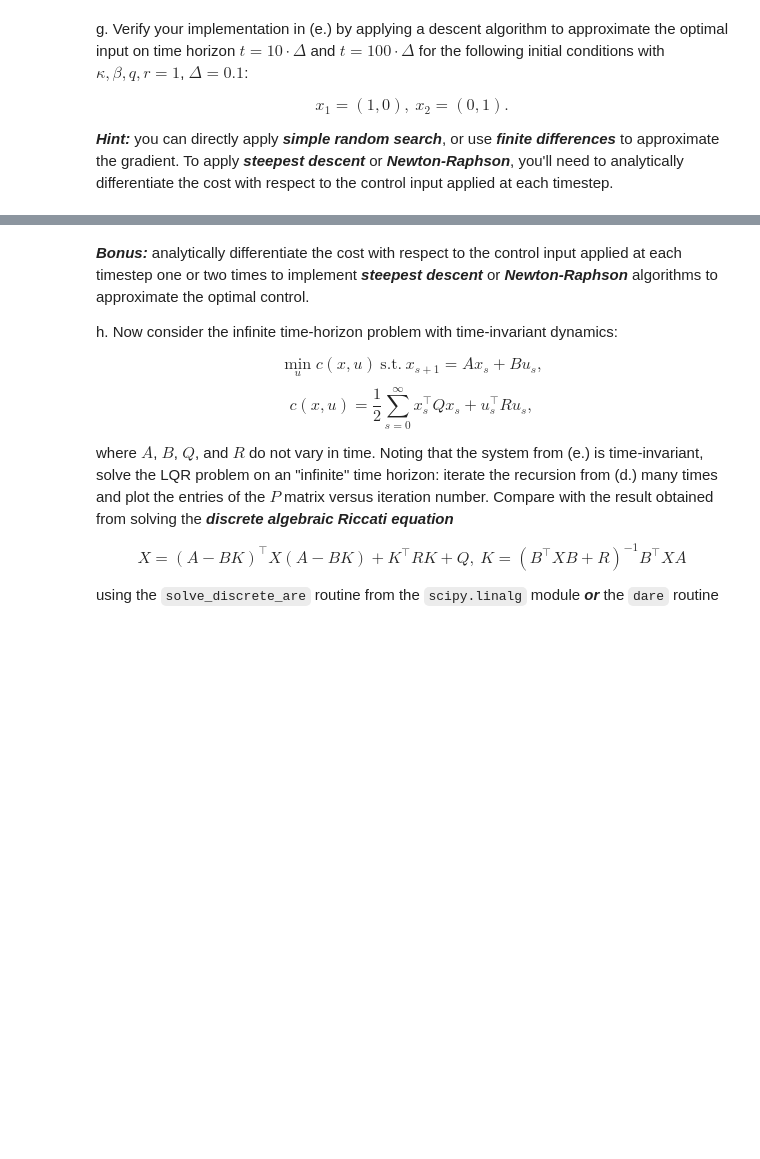
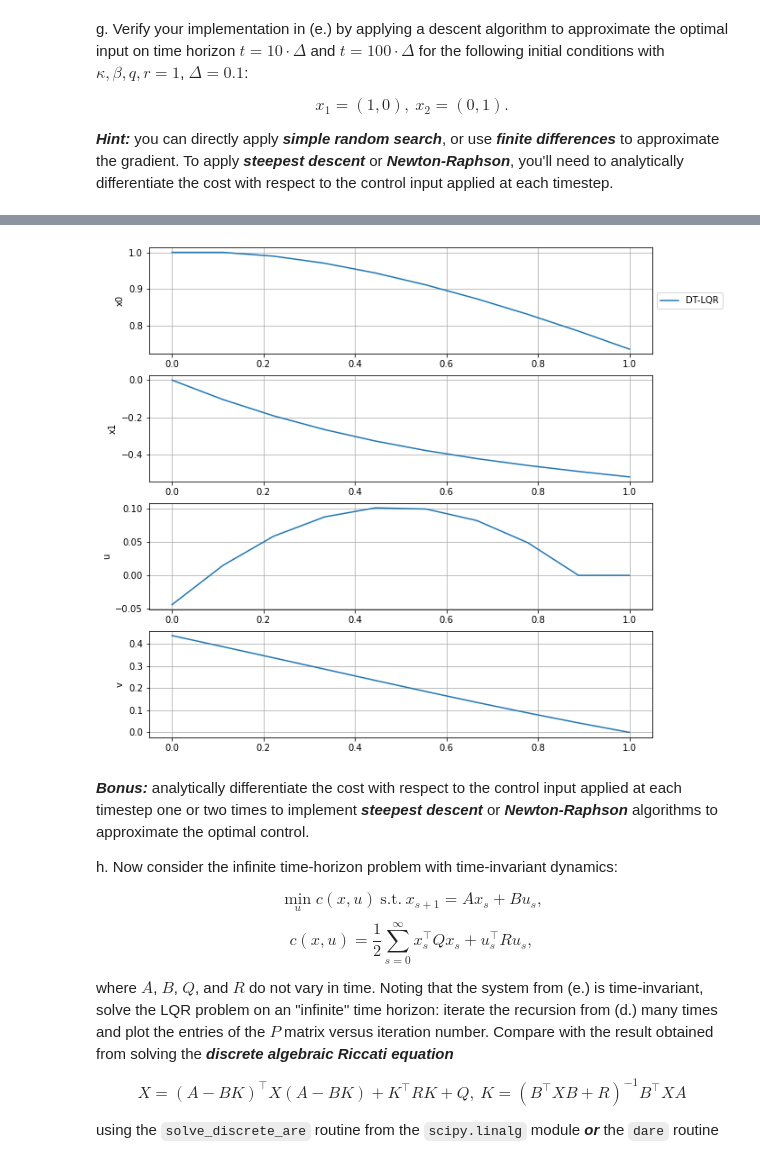
Before and after one commit to hachouuw/546-22Wi-OPT-AC, a Jupyter notebook: hw2_AC.ipynb, the cells around one changed output, grey strips where cells are left out. Saved outputs shown, nothing was run; the diff lists cells and outputs as text; code cells hidden in the pictures; blank space fills up the shorter version.

```diff
--- a/hw2_AC.ipynb
+++ b/hw2_AC.ipynb
@@ -58,8 +58,3 @@ The optimal value is $v_s^{*} = \frac{1}{2} x_s^\top P_s x_s$.
 e. Implement the recursion in (d.) numerically for the following system, which is a discretized linear spring-mass-damper (let $\kappa,\beta,q,r,\Delta > 0$ be parameters that you can easily vary in your implementation):
 
 $$A^\Delta = I + \Delta \left[\begin{array}{cc} 0 & 1 \\ -\kappa & -\beta \end{array}\right],\ B^\Delta = \Delta \left[\begin{array}{c} 0 \\ 1 \end{array}\right],\ P_t = 0,\ Q^\Delta_s = q \cdot \Delta \cdot I,\ R^\Delta_s = r \cdot \Delta \cdot I.$$
-# %%
-i = []
-for s in range(t)[::-1][1:]:
-    i.append(s)
-i
@@ -169,3 +150,83 @@ t = 10*delta
+# %%
+delta = 0.1
+k = 1 #kappa
+b = 1 #beta
+q = 1
+r = 1
+
+A = np.eye(n) + delta*np.array([[0,1],[-k,-b]])
+B = delta*np.array([[0],[1]])
+Q = q*delta*np.eye(n)
+R = r*delta*np.eye(m)
+Pt = np.zeros((n,n)) # P at final t
+
+#inital condition (1,0) and (0,1)
+x0 = np.array([[1],[0]])
+T = 10*delta #final time
+t = int(T/delta)
+
+#(1) DT-LQR
+x = np.zeros((t,n,1))
+x[0] = x0
+u = np.zeros((t,m)) #control input u = -Kx
+v = np.zeros((t,m))
+K,P = LQR(A,B,Q,R,Pt,t) #K,P at all time
+
+for s in range(t-1): #forward in time
+  u[s] = -K[s]@x[s] #optimal input
+  x[s+1] = A@x[s] + B*u[s] #state
+  v[s] = 0.5*(x[s].T@P[s]@x[s])#optimal value (cost-to-go)
+t_ = np.linspace(0,T,t)
+
+fig,axs = plt.subplots(4,1,figsize = (10,10))
+axs[0].plot(t_,x[:,0],label = 'DT-LQR')
+axs[1].plot(t_,x[:,1],label = 'DT-LQR')
+axs[2].plot(t_,u,label = 'DT-LQR')
+axs[3].plot(t_,v,label = 'DT-LQR')
+
+axs[0].set_ylabel('x0')
+axs[1].set_ylabel('x1')
+axs[2].set_ylabel('u')
+axs[3].set_ylabel('v')
+
+axs[0].legend(loc="center left", bbox_to_anchor=(1,0.5))
+
+axs[0].grid()
+axs[1].grid()
+axs[2].grid()
+axs[3].grid()
+
+
+#(2) simple random search
+def COST(t,x0,u): #cost function
+  x = np.zeros((t,n,1))
+  x[0] = x0
+  c = 0.
+  for s in range(t-1):
+      c += 0.5 * (x[s].T @ Q @ x[s] + u[s].T @ R @ u[s])
+      x[s+1] = A@x[s] + B*u[s] #state
+  return c,x
+
+def RANDOM(t,x0,u,s): #random search
+  u_ = u
+  for i in range(100):
+    u_[s] = u[s] + np.random.uniform(-delta,delta) #optimal input
+    v_, x_ = COST(s,x0,u_[:s]) #optimal value
+  return u_,v_,x_
+
+# x = np.zeros((t,n,1))
+# x[0] = x0
+# u = np.zeros((t,m))
+# v = np.zeros((t,m))
+# for s in range(t-1): #forward in time
+#   if s > 0:
+#     u[s] = u[s-1]
+#   u, v[s], x[:s,:,:] = RANDOM(t,x[0],u,s)
+
+
+plt.show()
+# %% [output]
+[figure, added]
 # %% [markdown]
 
 ***Bonus:*** analytically differentiate the cost with respect to the control input applied at each timestep one or two times to implement ***steepest descent*** or ***Newton-Raphson*** algorithms to approximate the optimal control.
```
Also changed, not shown: parts of 4 cells of this notebook, 1 other file.
